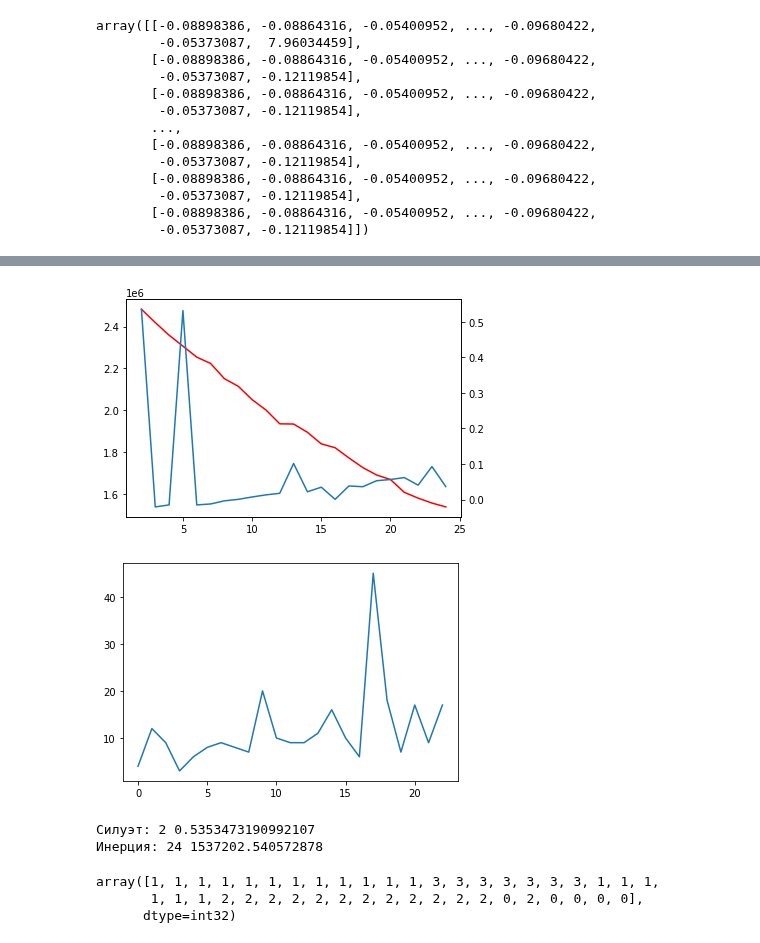
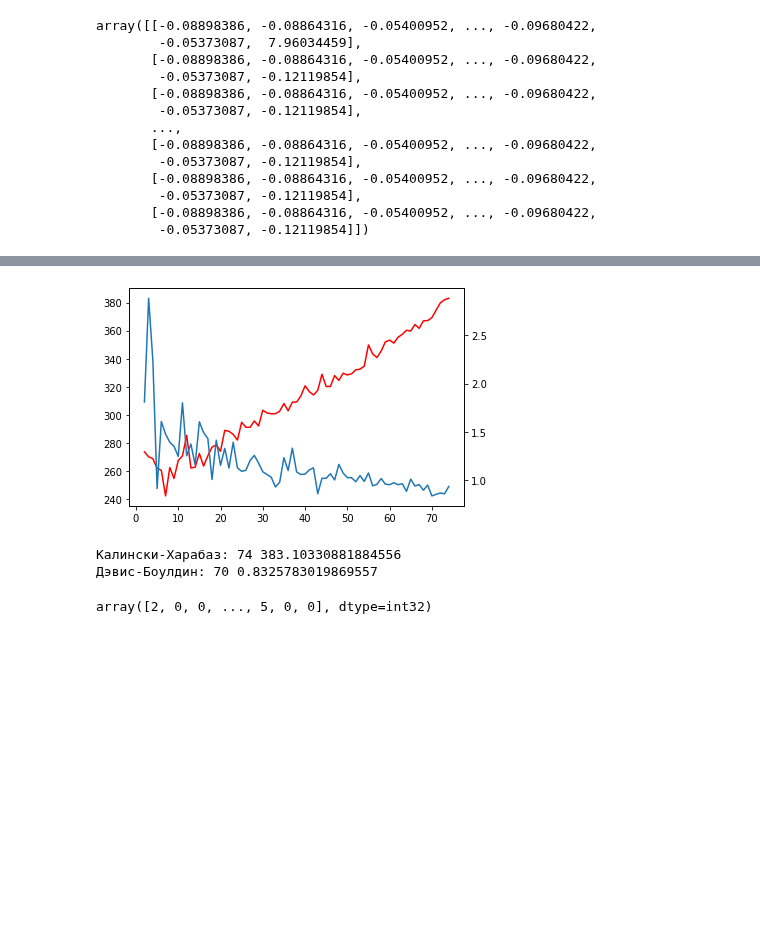
Before and after one commit to Maksimka9/clustering, a Jupyter notebook: test.ipynb, the cells around one changed output, grey strips where cells are left out. Saved outputs shown, nothing was run; the diff lists cells and outputs as text; code cells hidden in the pictures; blank space fills up the shorter version.

```diff
--- a/test.ipynb
+++ b/test.ipynb
@@ -81,60 +81,63 @@ from sklearn.metrics import silhouette_score
 
 inertia_dict = {} # Создаём словарь для значений инерции и коэффициента силуэта по каждому кластеру
 silhouette_dict = {}
-iteration_list = []
+calinski_score_dict = {}
+davies_score_dict = {}
+# iteration_list = []
 
-for k in range(2, 25):
+
+for k in range(2, 75):
   k_means = sklearn.cluster.KMeans(n_clusters=k, n_init=100, random_state=15) # Создаём экземпляр класса, где указываем количество кластеров и количество прогонов для одного значения (n_init)
   y = k_means.fit_predict(standart_df) # Вычисляем к какому элементу отнести каждый кластер
   transfer_list_inertia = {k: k_means.inertia_} # Записываем данные во вспомогательный словарь в формате {Кол-во кластеров: инерция}
   transfer_list_silhouette = {k: silhouette_score(standart_df, y)} # Записываем данные во вспомогательный словарь в формате {Кол-во кластеров: к-т силуэта}
+  transfer_list_calinski = {k: sklearn.metrics.calinski_harabasz_score(standart_df, y)}
+  transfer_list_davies = {k: sklearn.metrics.davies_bouldin_score(standart_df, y)}
   inertia_dict.update(transfer_list_inertia) # Переносим данные в главные словари
   silhouette_dict.update(transfer_list_silhouette)
-  iteration_list.append(k_means.n_iter_)
+  calinski_score_dict.update(transfer_list_calinski)
+  davies_score_dict.update(transfer_list_davies)
+  # iteration_list.append(k_means.n_iter_)
   del(transfer_list_inertia) # Удаляем вспомогательные словари
   del(transfer_list_silhouette)
+  del(transfer_list_calinski)
+  del(transfer_list_davies)
 
 
 inertia_df = pd.DataFrame.from_dict(inertia_dict, orient='index') # Создаём pandas dataframe из словарей
 silhouette_df = pd.DataFrame.from_dict(silhouette_dict, orient='index')
+calinski_df = pd.DataFrame.from_dict(calinski_score_dict, orient='index')
+davies_df = pd.DataFrame.from_dict(davies_score_dict, orient='index')
 
 
 figure = matplotlib.figure.Figure() # Создаём экземпляр класса Figure
 axis_1 = figure.add_subplot() # Создаём вспомогательную ось графика
-axis_1.plot(inertia_df, c='r') # Указываем интервал для оси
+axis_1.plot(calinski_df, c='r') # Указываем интервал для оси
 axis_2 = axis_1.twinx() # Добавляем вторую ось
-axis_2.plot(silhouette_df) # Указываем интервал
+axis_2.plot(davies_df) # Указываем интервал
 display(figure) # Выводим на экран
-
-additional_figure = matplotlib.figure.Figure()
-axis_3 = additional_figure.add_subplot()
-axis_3.plot(iteration_list)
-display(additional_figure)
 
 # Выведем значение силуэта (оно минимизируется при использовании алгоритма k-средних)
 
-print('Силуэт:', max(silhouette_dict, key=silhouette_dict.get), max(silhouette_dict.values()))
+print('Калински-Харабаз:', max(calinski_score_dict, key=calinski_score_dict.get), max(calinski_score_dict.values()))
 
 # Выведем значение инерции (оно минимизируется при использовании алгоритма k-средних)
 
-print('Инерция:',min(inertia_dict, key=inertia_dict.get), min(inertia_dict.values()))
+print('Дэвис-Боулдин:', min(davies_score_dict, key=davies_score_dict.get), min(davies_score_dict.values()))
 
 # silhouette_score(x,cluster.labels_)
 # %% [output]
-[figure, old version]
+[figure, new version]
-[figure, removed]
-Силуэт: 2 0.5353473190992107
-Инерция: 24 1537202.540572878
+Калински-Харабаз: 74 383.10330881884556
+Дэвис-Боулдин: 70 0.8325783019869557
 # %%
 # делаем кластеризацию вручную на определенном кол-ве кластеров
 
-kmeans = sklearn.cluster.KMeans(n_clusters = 4)
+kmeans = sklearn.cluster.KMeans(n_clusters = 7)
 processed_df = kmeans.fit_predict(standart_df) # Вычисляем к какому элементу отнести каждый кластер
 processed_df
 # %% [output]
-array([1, 1, 1, 1, 1, 1, 1, 1, 1, 1, 1, 1, 3, 3, 3, 3, 3, 3, 3, 1, 1, 1,
-       1, 1, 1, 2, 2, 2, 2, 2, 2, 2, 2, 2, 2, 2, 2, 0, 2, 0, 0, 0, 0],
-      dtype=int32)
+array([2, 0, 0, ..., 5, 0, 0], dtype=int32)
 # %%
 # Отобразим набор данных, используя разные цвета для разных кластеров
 matplotlib.pyplot.scatter(reduced_df[0], reduced_df[1], c = processed_df) # с - используемые цвета
```
Also changed, not shown: parts of 2 cells of this notebook.
